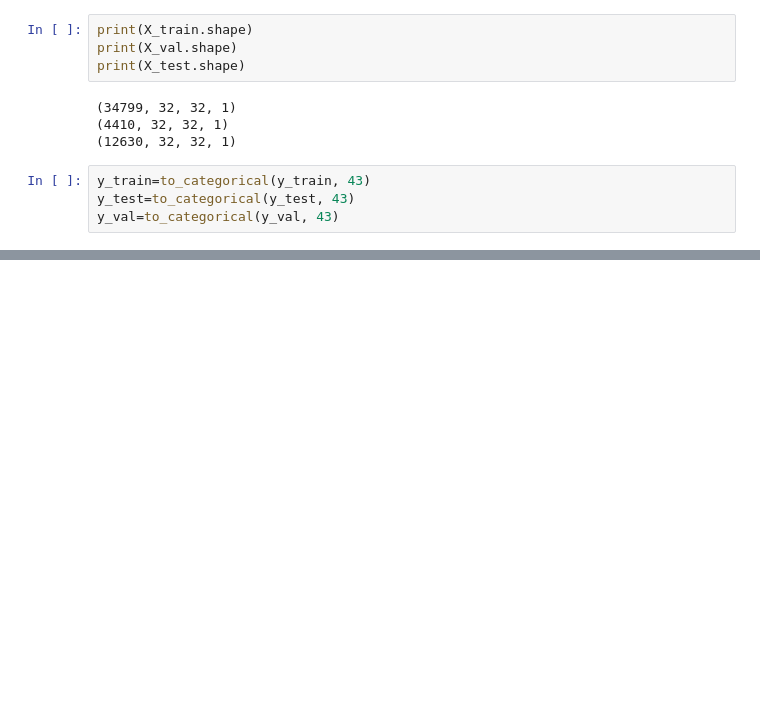
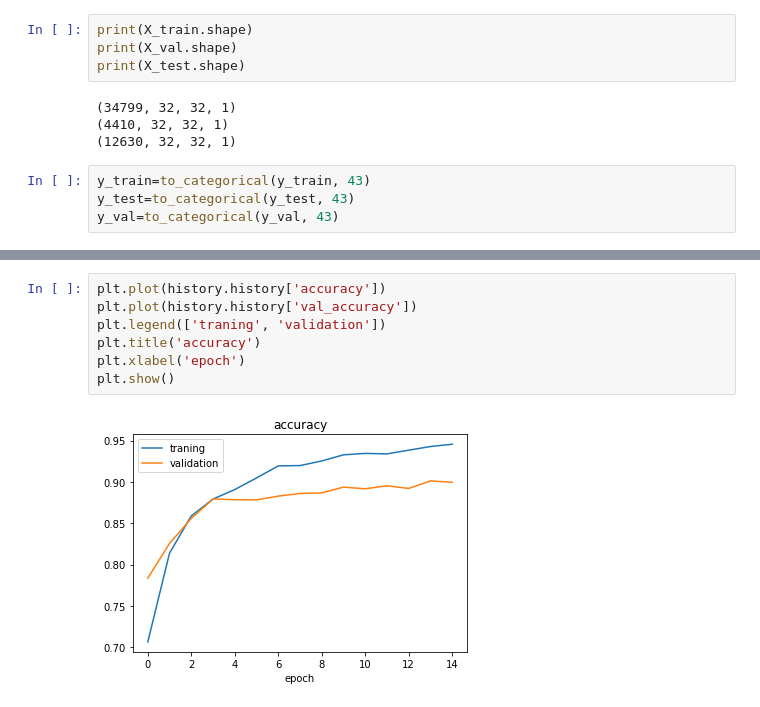
Before and after one commit to AhmedSheded/self-driving-car, a Jupyter notebook: sections/traffic signs.ipynb, the cells around one changed output, grey strips where cells are left out. Saved outputs shown, nothing was run; the diff lists cells and outputs as text; blank space fills up the shorter version.

```diff
--- a/sections/traffic signs.ipynb
+++ b/sections/traffic signs.ipynb
@@ -196,0 +263,9 @@ y_val=to_categorical(y_val, 43)
+# %%
+plt.plot(history.history['accuracy'])
+plt.plot(history.history['val_accuracy'])
+plt.legend(['traning', 'validation'])
+plt.title('accuracy')
+plt.xlabel('epoch')
+plt.show()
+# %% [output]
+[figure, added]
```
Also changed, not shown: parts of 8 cells of this notebook.
